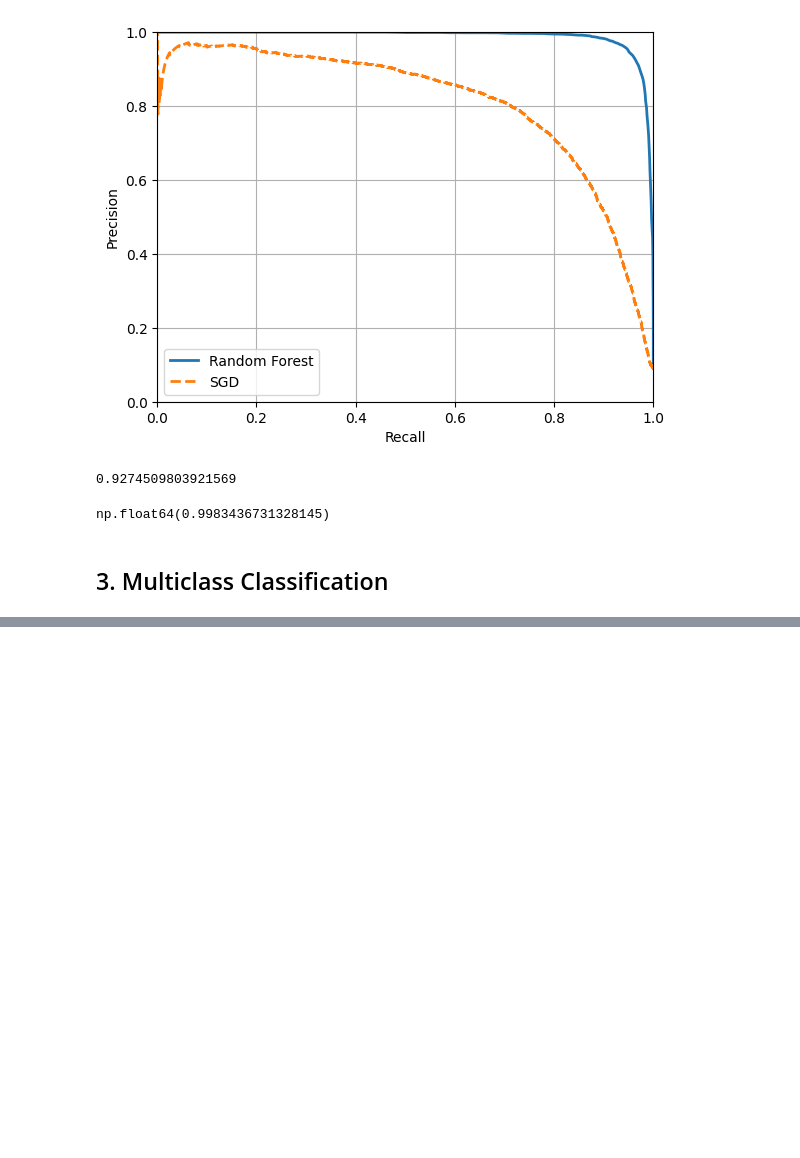
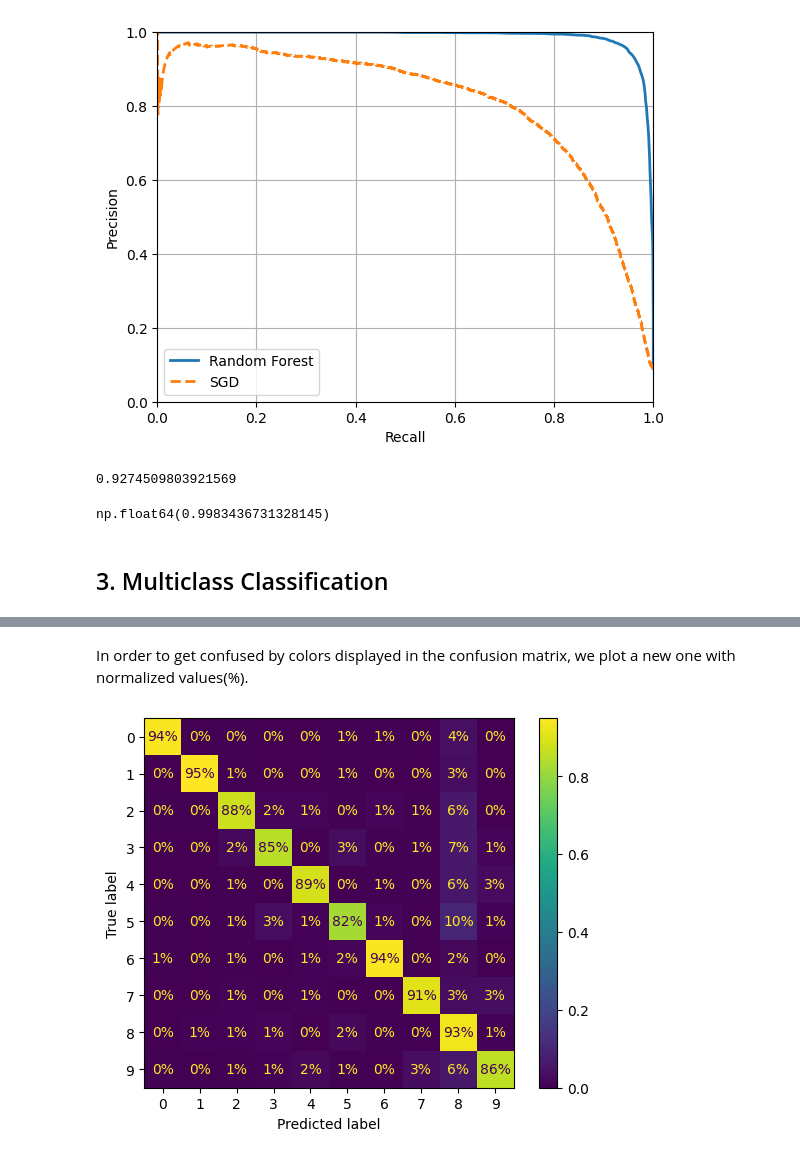
Before and after one commit to CarlossssMora/hands-on-ml-notes, a Jupyter notebook: capitulo_3/classification.ipynb, the cells around one changed output, grey strips where cells are left out. Saved outputs shown, nothing was run; the diff lists cells and outputs as text; code cells hidden in the pictures; blank space fills up the shorter version.

```diff
--- a/capitulo_3/classification.ipynb
+++ b/capitulo_3/classification.ipynb
@@ -363,0 +470,12 @@ np.float64(0.9983436731328145)
+# %% [markdown]
+In order to get confused by colors displayed in the confusion matrix, we plot a new one with normalized values(%).
+# %%
+ConfusionMatrixDisplay.from_predictions(
+    y_train,
+    y_train_pred,
+    normalize='true',
+    values_format='.0%'
+)
+plt.show()
+# %% [output]
+[figure, added]
```
Also changed, not shown: parts of 37 cells of this notebook.
